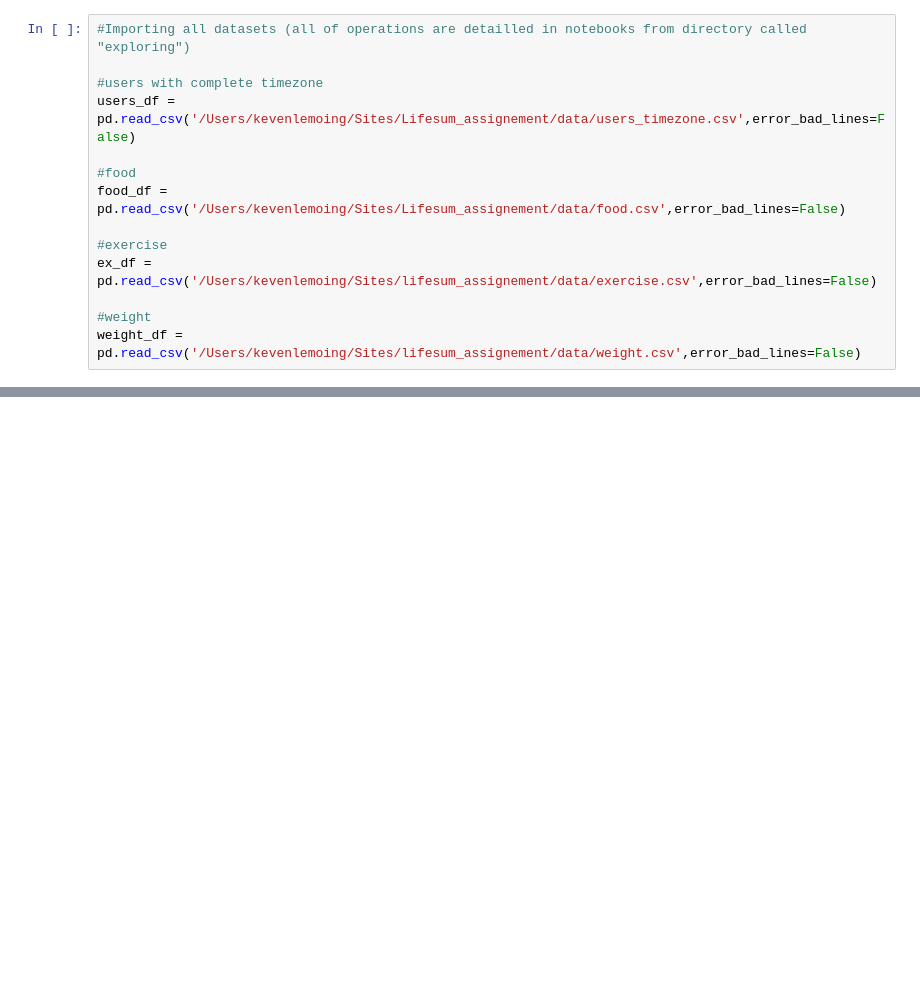
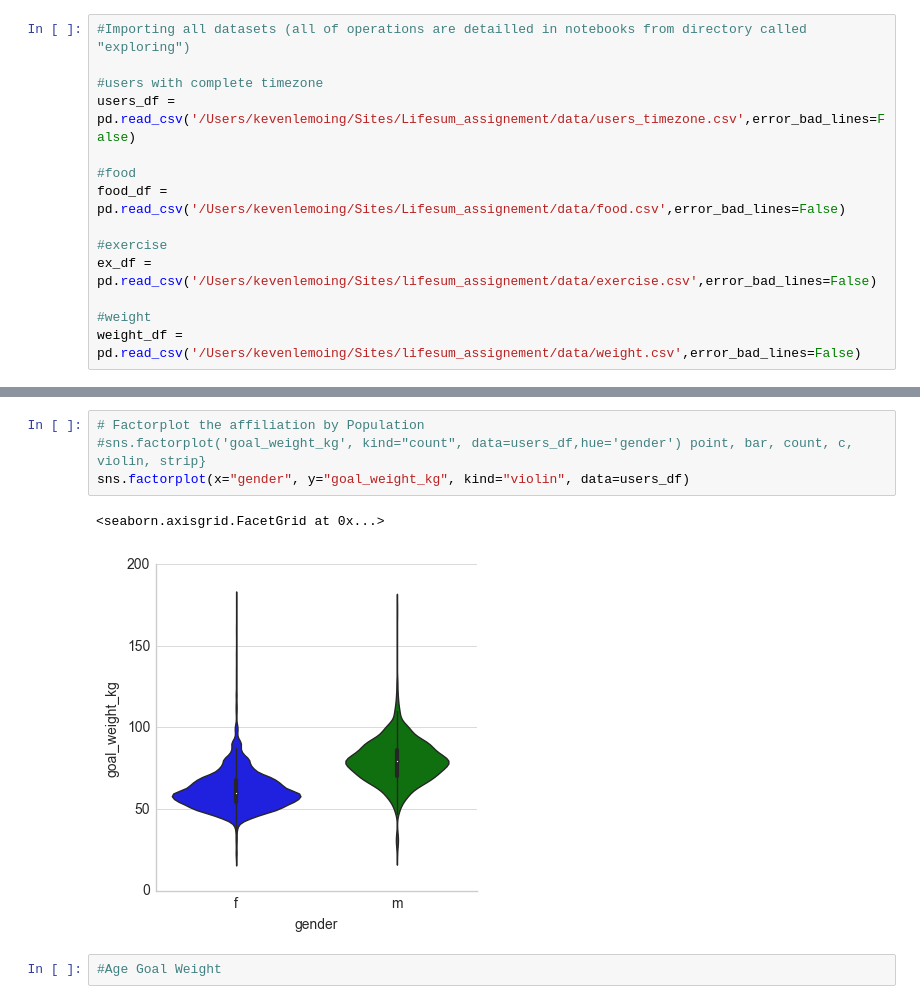
Before and after one commit to KevenLeMoing/dataviz_nutrition_sports_habits, a Jupyter notebook: notebooks/Demographics.ipynb, the cells around one changed output, grey strips where cells are left out. Cells and saved outputs as stored; diff of their text form; blank space fills up the shorter version.

```diff
--- a/notebooks/Demographics.ipynb
+++ b/notebooks/Demographics.ipynb
@@ -39,0 +61,9 @@ weight_df = pd.read_csv('/Users/kevenlemoing/Sites/lifesum_assignement/data/weig
+# %%
+# Factorplot the affiliation by Population
+#sns.factorplot('goal_weight_kg', kind="count", data=users_df,hue='gender') point, bar, count, c, violin, strip}
+sns.factorplot(x="gender", y="goal_weight_kg", kind="violin", data=users_df)
+# %% [output]
+<seaborn.axisgrid.FacetGrid at 0x...>
+[figure, added]
+# %%
+#Age Goal Weight
```
Also changed, not shown: parts of 9 cells of this notebook.
